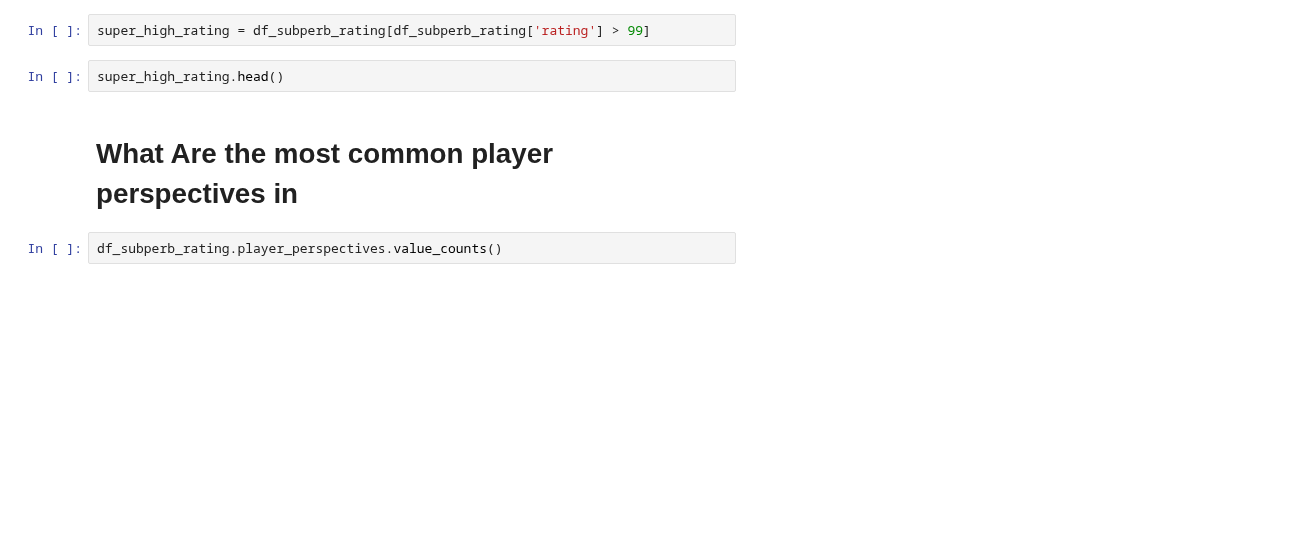
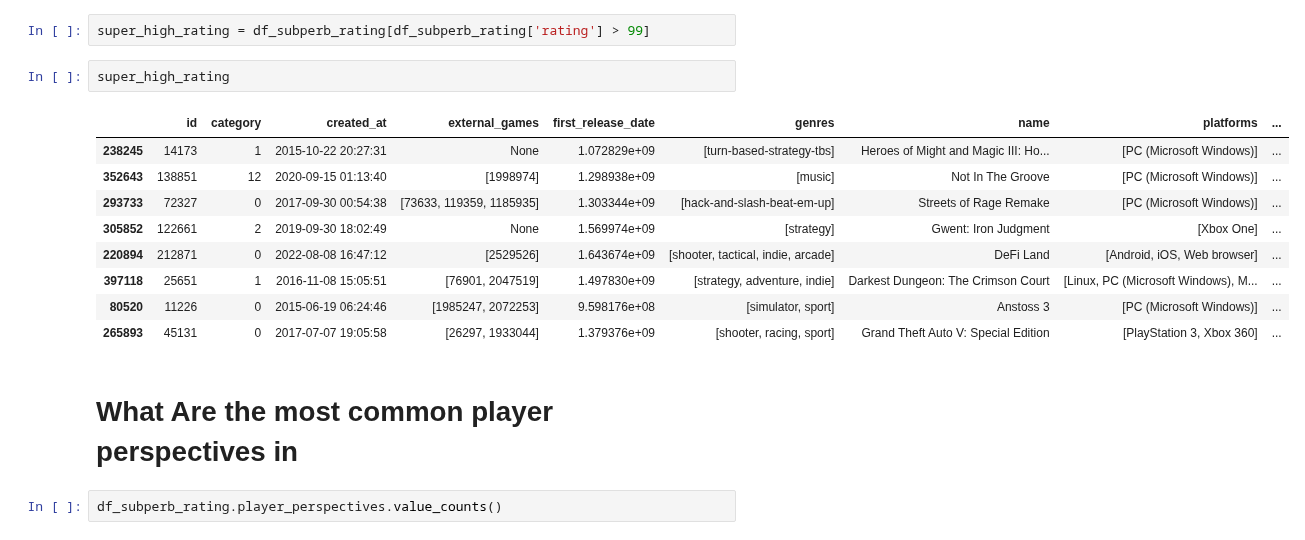
Before and after one commit to MrEnigmamgine/Videogame-Capstone_fork, a Jupyter notebook: Glady-acquire-Exploration.ipynb, the cells around one changed output. Cells and saved outputs as stored; diff of their text form; blank space fills up the shorter version.

```diff
--- a/Glady-acquire-Exploration.ipynb
+++ b/Glady-acquire-Exploration.ipynb
@@ -666,9 +672,19 @@ train.head(3)
 # %%
 super_high_rating = df_subperb_rating[df_subperb_rating['rating'] > 99]
 # %%
-super_high_rating.head()
+super_high_rating
+# %% [output]
+|  | id | category | created_at | external_games | first_release_date | genres | name | platforms | ... |
+| 238245 | 14173 | 1 | 2015-10-22 20:27:31 | None | 1.072829e+09 | [turn-based-strategy-tbs] | Heroes of Might and Magic III: Ho... | [PC (Microsoft Windows)] | ... |
+| 352643 | 138851 | 12 | 2020-09-15 01:13:40 | [1998974] | 1.298938e+09 | [music] | Not In The Groove | [PC (Microsoft Windows)] | ... |
+| 293733 | 72327 | 0 | 2017-09-30 00:54:38 | [73633, 119359, 1185935] | 1.303344e+09 | [hack-and-slash-beat-em-up] | Streets of Rage Remake | [PC (Microsoft Windows)] | ... |
+| 305852 | 122661 | 2 | 2019-09-30 18:02:49 | None | 1.569974e+09 | [strategy] | Gwent: Iron Judgment | [Xbox One] | ... |
+| 220894 | 212871 | 0 | 2022-08-08 16:47:12 | [2529526] | 1.643674e+09 | [shooter, tactical, indie, arcade] | DeFi Land | [Android, iOS, Web browser] | ... |
+| 397118 | 25651 | 1 | 2016-11-08 15:05:51 | [76901, 2047519] | 1.497830e+09 | [strategy, adventure, indie] | Darkest Dungeon: The Crimson Court | [Linux, PC (Microsoft Windows), M... | ... |
+| 80520 | 11226 | 0 | 2015-06-19 06:24:46 | [1985247, 2072253] | 9.598176e+08 | [simulator, sport] | Anstoss 3 | [PC (Microsoft Windows)] | ... |
+| 265893 | 45131 | 0 | 2017-07-07 19:05:58 | [26297, 1933044] | 1.379376e+09 | [shooter, racing, sport] | Grand Theft Auto V: Special Edition | [PlayStation 3, Xbox 360] | ... |
-# %% [markdown]
-# What Are the most common player perspectives in
+# %% [markdown]
+# What Are the most common player perspectives in
 # %%
 df_subperb_rating.player_perspectives.value_counts()
 # %% [output]
```
Also changed, not shown: parts of 80 cells of this notebook.
